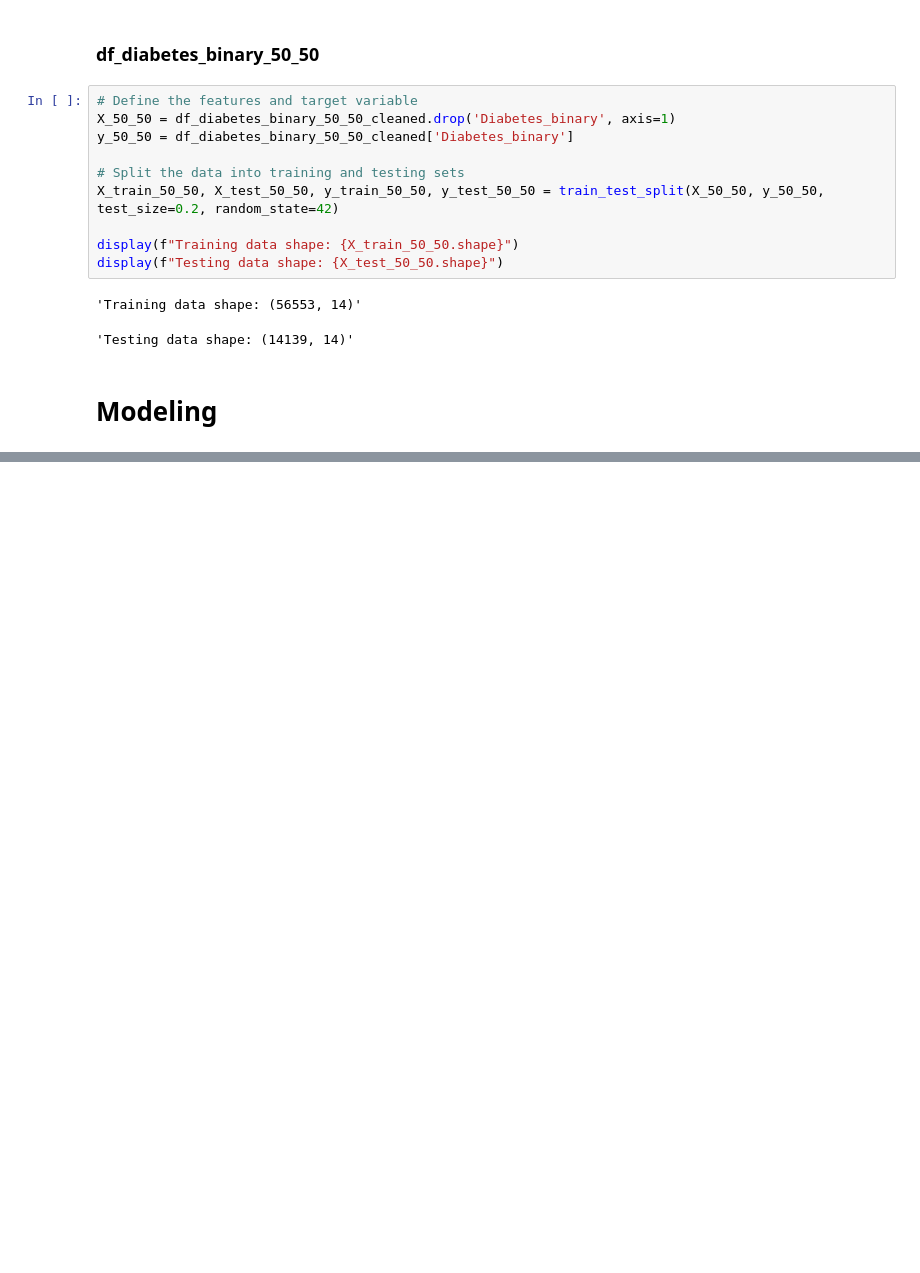
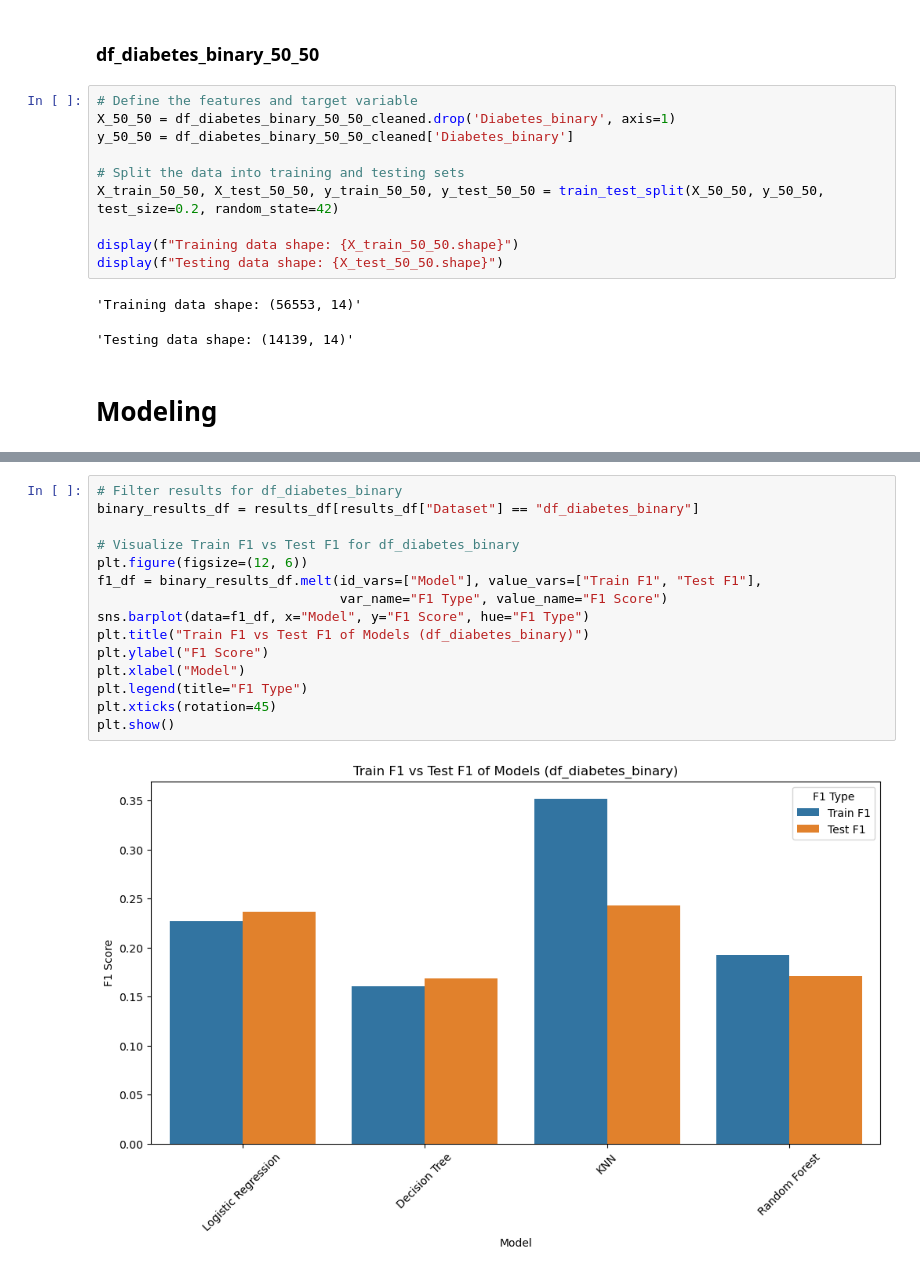
Before and after one commit to DataScience-DHBWKA/Gruppe3-DataExploration, a Jupyter notebook: data_exploration.ipynb, the cells around one changed output, grey strips where cells are left out. Cells and saved outputs as stored; diff of their text form; blank space fills up the shorter version.

```diff
--- a/data_exploration.ipynb
+++ b/data_exploration.ipynb
@@ -482,0 +497,17 @@ plt.show()
+# %%
+# Filter results for df_diabetes_binary
+binary_results_df = results_df[results_df["Dataset"] == "df_diabetes_binary"]
+
+# Visualize Train F1 vs Test F1 for df_diabetes_binary
+plt.figure(figsize=(12, 6))
+f1_df = binary_results_df.melt(id_vars=["Model"], value_vars=["Train F1", "Test F1"],
+                               var_name="F1 Type", value_name="F1 Score")
+sns.barplot(data=f1_df, x="Model", y="F1 Score", hue="F1 Type")
+plt.title("Train F1 vs Test F1 of Models (df_diabetes_binary)")
+plt.ylabel("F1 Score")
+plt.xlabel("Model")
+plt.legend(title="F1 Type")
+plt.xticks(rotation=45)
+plt.show()
+# %% [output]
+[figure, added]
```
Also changed, not shown: parts of 11 cells of this notebook.
